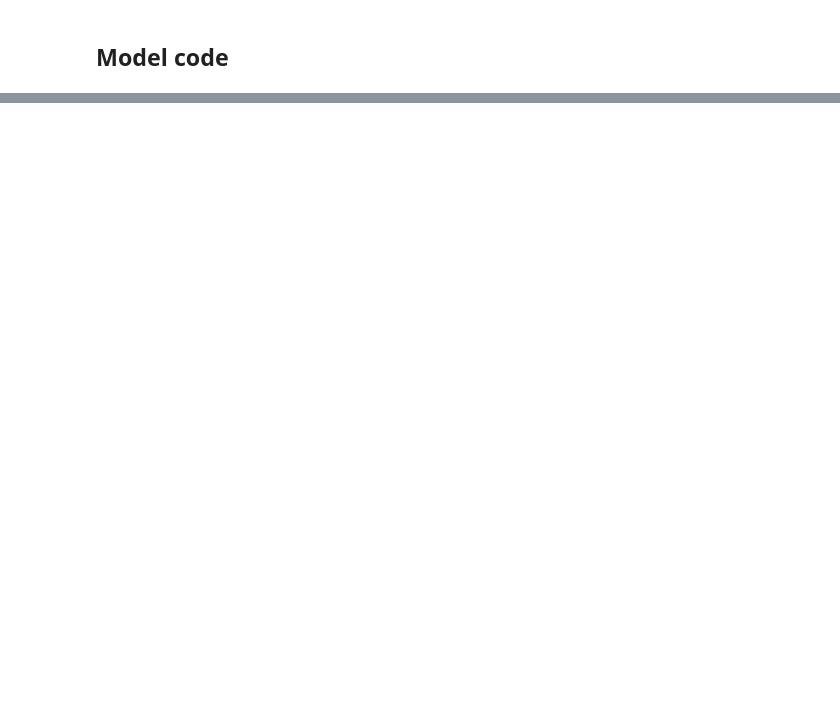
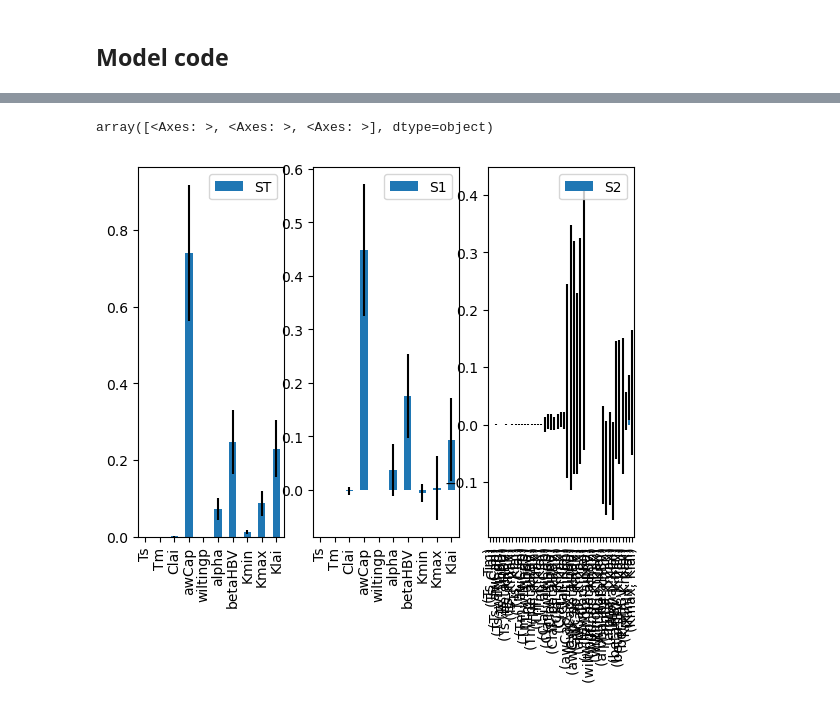
Before and after one commit to david0811/lafferty-etal-2024-tbd, a Jupyter notebook: code/01_WBM_SA.ipynb, the cells around one changed output, grey strips where cells are left out. Drawn from its saved outputs; the diff is of its cells as text; code cells hidden in the pictures; blank space fills up the shorter version.

```diff
--- a/code/01_WBM_SA.ipynb
+++ b/code/01_WBM_SA.ipynb
@@ -339,0 +98,17 @@ x3  0.012203  0.058618
+# %%
+sp = ProblemSpec({
+    'num_vars': 10,
+    'names': ['Ts', 'Tm', 'Clai', 'awCap', 'wiltingp', 'alpha', 'betaHBV', 'Kmin', 'Kmax', 'Klai'],
+    'bounds': [[-3, -1],
+               [1, 3],
+               [0.1, 0.5],
+               [100, 1000],
+               [100, 500],
+               [0.1, 10],
+               [0.1, 10],
+               [0.05, 0.25],
+               [0.75, 1.5],
+               [0.1, 0.99]]
+}).sample_sobol(2**8)
+
+np.savetxt('./param_values.txt', sp.samples)
@@ -339,0 +184,6 @@ x3  0.012203  0.058618
+# %%
+%%time
+delayed = []
+
+for i in range(len(sp.samples)):
+    delayed.append(dask.delayed(wbm_sa('illinois', i)))
@@ -339,0 +193,3 @@ x3  0.012203  0.058618
+# %%
+%%time
+out = dask.compute(*delayed)
@@ -339,0 +199,9 @@ x3  0.012203  0.058618
+# %%
+sp.set_results(np.array(out));
+sp.analyze_sobol();
+# %%
+# var
+sp.plot()
+# %% [output]
+array([<Axes: >, <Axes: >, <Axes: >], dtype=object)
+[figure, added]
```
Also changed, not shown: parts of 17 cells of this notebook, 6 other files.
